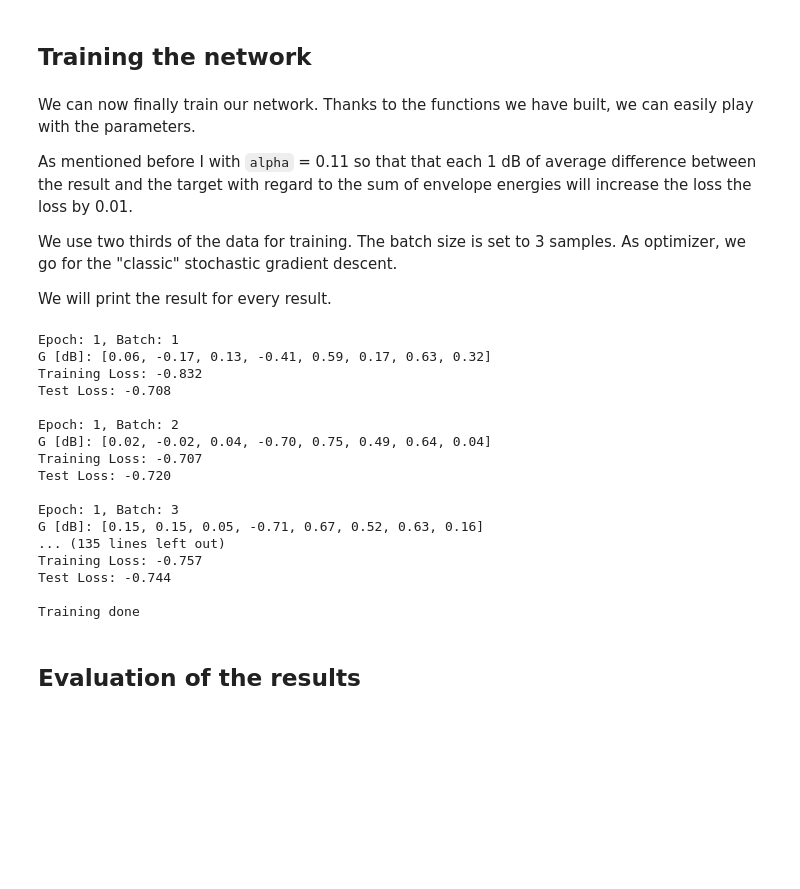
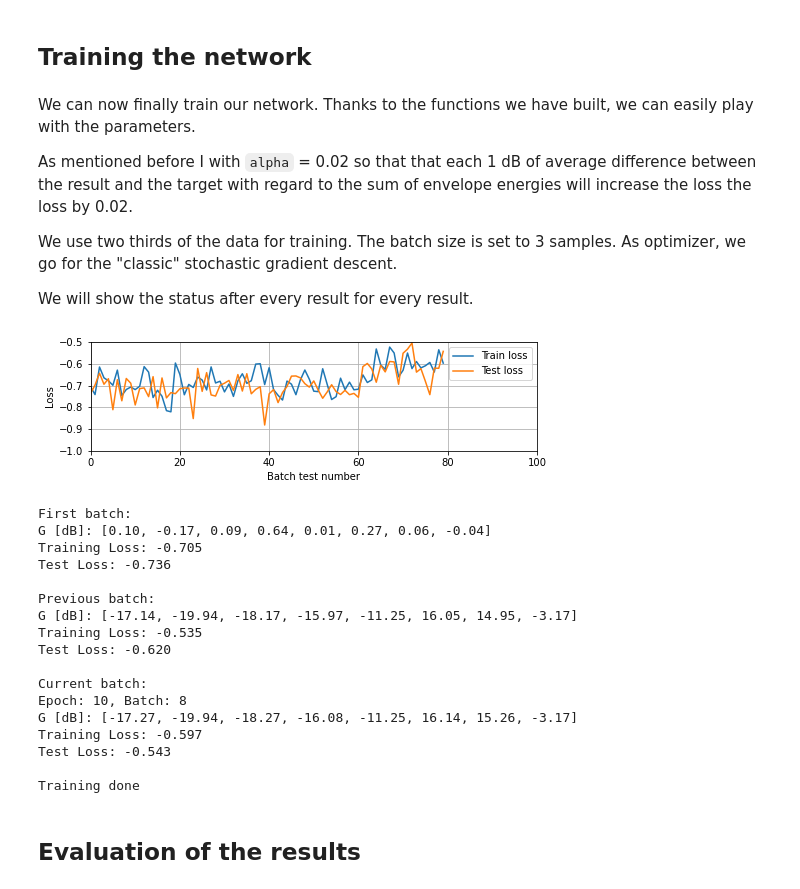
Before and after one commit to wrubino/deep-learning-2021-final-project, a Jupyter notebook: main.ipynb, the cells around one changed output. Cells and saved outputs as stored; diff of their text form; code cells hidden in the pictures; blank space fills up the shorter version.

```diff
--- a/main.ipynb
+++ b/main.ipynb
@@ -790,14 +790,10 @@ X_target.shape = torch.Size([27, 108844])
 # %% [markdown]
 Great, now we have the waveforms. But our model will also learn from the combination of the cepstral sequences and the smooth energy envelopes of the simulated output of human auditory processing. Let's calculate them for every waveform:
 # %%
-# Get the cepstral sequences and envelopes for target and input.
-C_input, E_input = dhasp.calculate_C(X_input,
-                                     from_value_type='waveforms')
+# Load from cache.
+X_input, X_target, C_input, C_target, E_input, E_target = \
+    t.data_loading.load_model_inputs()
 
-C_target, E_target = dhasp.calculate_C(X_target,
-                                       from_value_type='waveforms')
-
-# Show the shape of the results.
 print(f'{C_input.shape = }')
 print(f'{E_input.shape = }')
 print(f'{C_target.shape = }')
@@ -886,9 +919,9 @@ Ok, let's test our function using two thirds of the data (18 observations) for t
 # %%
 # Specify the number of observations to be used for training.
-n_train = 18
+n_train = int(X_input.shape[0] * 2 / 3)
 
 # Speciy the batch size
-batch_size = 3
+batch_size = 5
 
 # Get the dataloaders.
 dataloader_train, dataloader_test = init_data(
@@ -1138,70 +1219,70 @@ def train_network(model,
 # %% [markdown]
 We can now finally train our network. Thanks to the functions we have built, we can easily play with the parameters.
 
-As mentioned before I with `alpha` = 0.11 so that that each 1 dB of average difference between the result and the target with regard to the sum of envelope energies will increase the loss the loss by 0.01.
+As mentioned before I with `alpha` = 0.02 so that that each 1 dB of average difference between the result and the target with regard to the sum of envelope energies will increase the loss the loss by 0.02.
 
 We use two thirds of the data for training. The batch size is set to 3 samples. As optimizer, we go for the "classic" stochastic gradient descent.
 
-We will print the result for every result.
+We will show the status after every result for every result.
 # %%
-## Data
+# ---- CONFIGURE THE DATA ----
 # Specify the number of observations to be used for training.
-n_train = 18
+n_train = int(2 / 3 * X_input.shape[0])
 
-# Speciy the batch size
-batch_size = 3
+# Specify the batch size
+batch_size = 5
 
 # Get the dataloaders.
 dataloader_train, dataloader_test = init_data(
     n_train, batch_size,
     X_input, C_input, E_input, C_target, E_target
 )
 
-## Model
+# ---- CONFIGURE THE MODEL ----
 # Define the number of inputs and outputs to the neural network.
 n_in = np.prod(C_input.shape[1:]) + np.prod(E_input.shape[1:])
 n_out = np.prod(dhasp.f_eq.shape)
 
-# Initialize the model
+# Initialize the model.
 model = init_model(n_in, n_out)
 
-## Optimizer
-
+# ---- CONFIGURE THE OPTIMIZER ----
 optimizer = optim.SGD(model.parameters(),
                       lr=0.01)
 
 # optimizer = optim.Adam(model.parameters(),
 #                        lr=1e-4,
 #                        eps=1e-8)
 
-## Train the network
+# ---- TRAIN THE NETWORK ----
 model, best_model_state_dict, losses_train, losses_test = train_network(
     model,
     dataloader_train,
     dataloader_test,
     optimizer,
     criterion=calculate_loss,
     num_epochs=10,
     alpha=0.02,
     rubino=True,
     print_every=1
 )
 # %% [output]
+[figure, added]
-Epoch: 1, Batch: 1
-G [dB]: [0.06, -0.17, 0.13, -0.41, 0.59, 0.17, 0.63, 0.32]
-Training Loss: -0.832
-Test Loss: -0.708
+First batch:
+G [dB]: [0.10, -0.17, 0.09, 0.64, 0.01, 0.27, 0.06, -0.04]
+Training Loss: -0.705
+Test Loss: -0.736
 
-Epoch: 1, Batch: 2
-G [dB]: [0.02, -0.02, 0.04, -0.70, 0.75, 0.49, 0.64, 0.04]
-Training Loss: -0.707
-Test Loss: -0.720
+Previous batch:
+G [dB]: [-17.14, -19.94, -18.17, -15.97, -11.25, 16.05, 14.95, -3.17]
+Training Loss: -0.535
+Test Loss: -0.620
 
-Epoch: 1, Batch: 3
-G [dB]: [0.15, 0.15, 0.05, -0.71, 0.67, 0.52, 0.63, 0.16]
-... (135 lines left out)
-Training Loss: -0.757
-Test Loss: -0.744
+Current batch:
+Epoch: 10, Batch: 8
+G [dB]: [-17.27, -19.94, -18.27, -16.08, -11.25, 16.14, 15.26, -3.17]
+Training Loss: -0.597
+Test Loss: -0.543
 
 Training done
 # %% [markdown]
```
Also changed, not shown: parts of 22 cells of this notebook, 2 other files.
